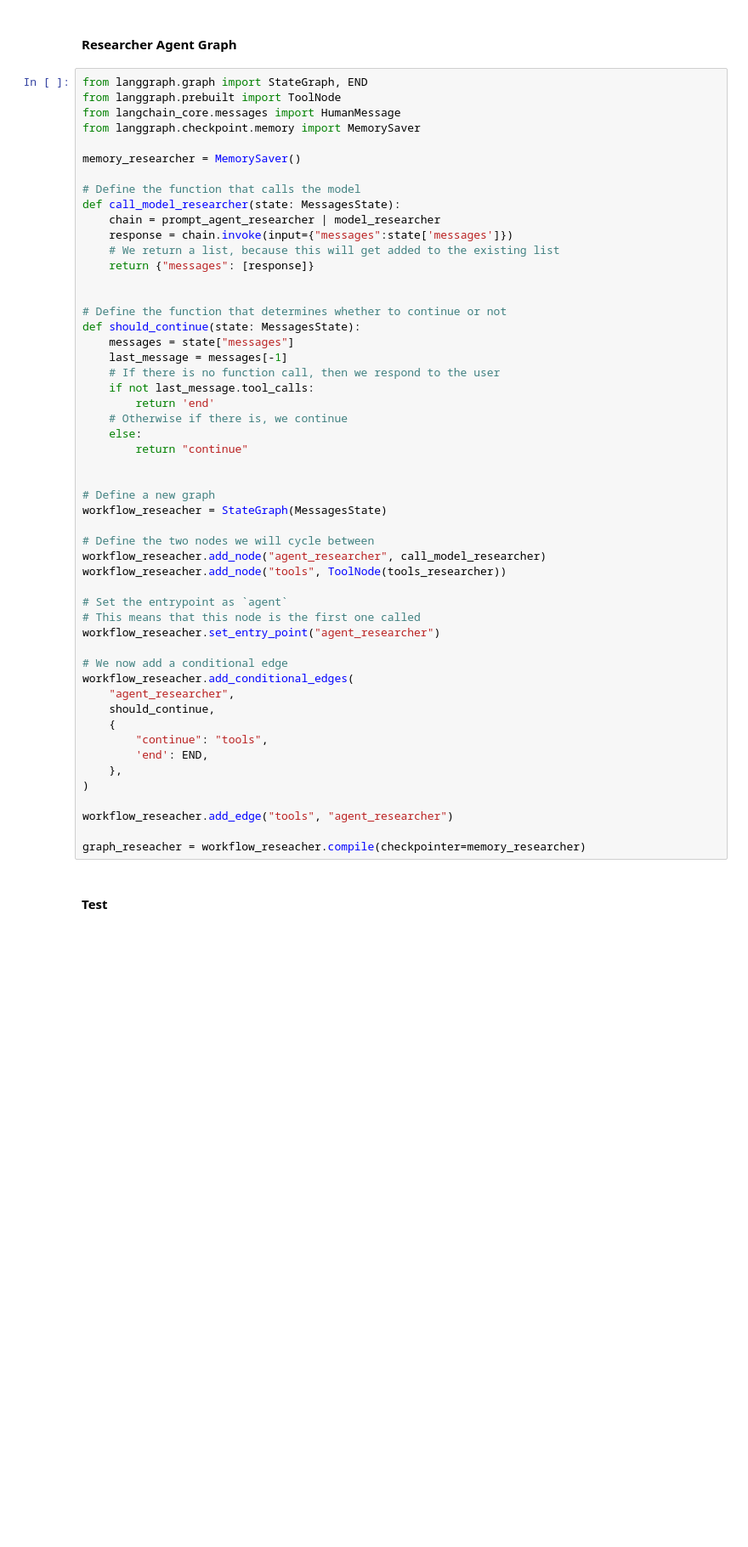
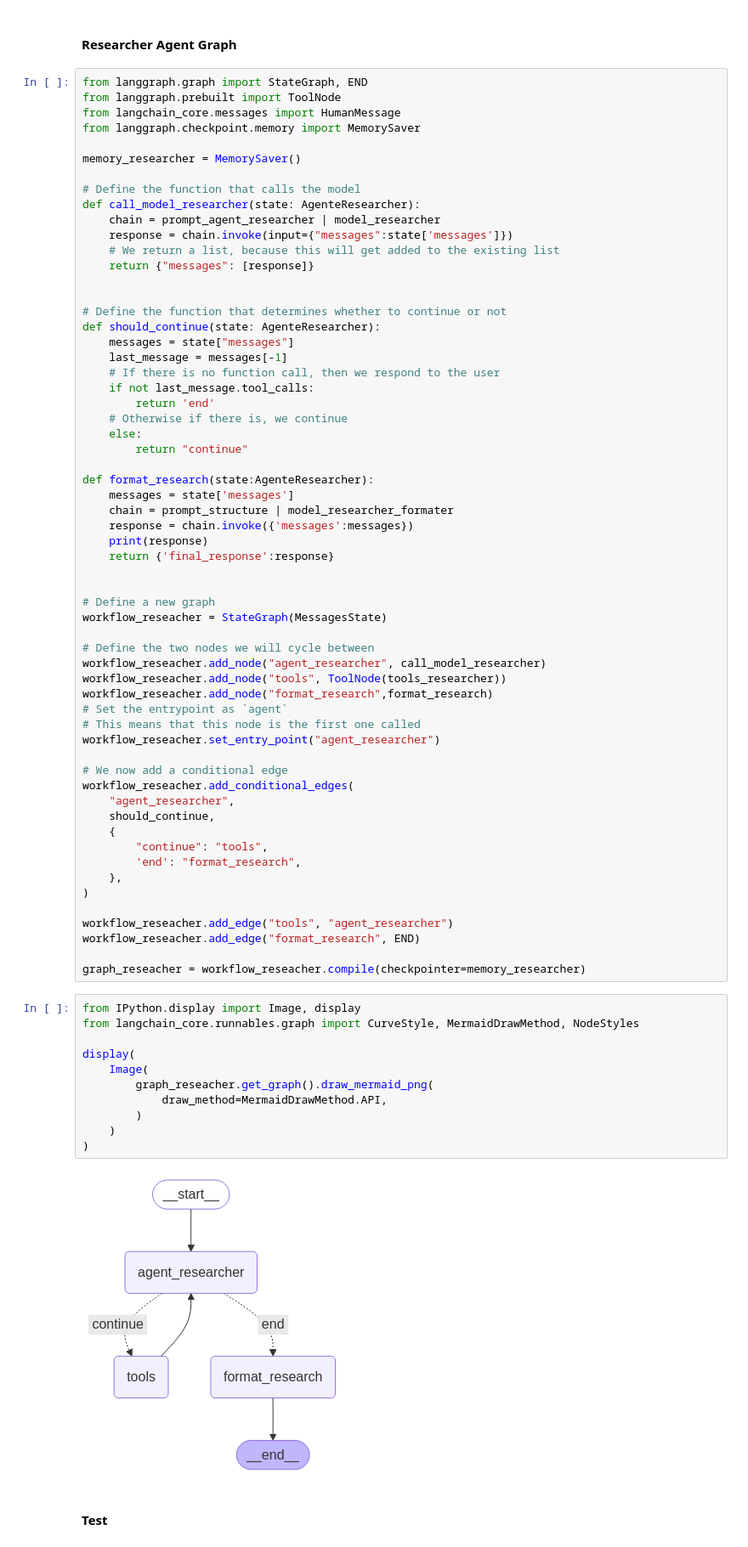
Before and after one commit to micaelleos/SentinelAI, a Jupyter notebook: Multiagente.ipynb, the cells around one changed output. Shown: that part at 85% size. Cells and saved outputs as stored; diff of their text form; blank space fills up the shorter version.

Commit message:
structuring researcher agent output

```diff
--- a/Multiagente.ipynb
+++ b/Multiagente.ipynb
@@ -474,7 +491,7 @@ from langgraph.checkpoint.memory import MemorySaver
 memory_researcher = MemorySaver()
 
 # Define the function that calls the model
-def call_model_researcher(state: MessagesState):
+def call_model_researcher(state: AgenteResearcher):
     chain = prompt_agent_researcher | model_researcher
     response = chain.invoke(input={"messages":state['messages']})
     # We return a list, because this will get added to the existing list
@@ -482,7 +499,7 @@ def call_model_researcher(state: MessagesState):
 
 
 # Define the function that determines whether to continue or not
-def should_continue(state: MessagesState):
+def should_continue(state: AgenteResearcher):
     messages = state["messages"]
     last_message = messages[-1]
     # If there is no function call, then we respond to the user
@@ -492,6 +509,13 @@ def should_continue(state: MessagesState):
     else:
         return "continue"
 
+def format_research(state:AgenteResearcher):
+    messages = state['messages']
+    chain = prompt_structure | model_researcher_formater
+    response = chain.invoke({'messages':messages})
+    print(response)
+    return {'final_response':response}
+
 
 # Define a new graph
 workflow_reseacher = StateGraph(MessagesState)
@@ -499,7 +523,7 @@ workflow_reseacher = StateGraph(MessagesState)
 # Define the two nodes we will cycle between
 workflow_reseacher.add_node("agent_researcher", call_model_researcher)
 workflow_reseacher.add_node("tools", ToolNode(tools_researcher))
-
+workflow_reseacher.add_node("format_research",format_research)
 # Set the entrypoint as `agent`
 # This means that this node is the first one called
 workflow_reseacher.set_entry_point("agent_researcher")
@@ -510,13 +534,27 @@ workflow_reseacher.add_conditional_edges(
     should_continue,
     {
         "continue": "tools",
-        'end': END,
+        'end': "format_research",
     },
 )
 
 workflow_reseacher.add_edge("tools", "agent_researcher")
+workflow_reseacher.add_edge("format_research", END)
 
 graph_reseacher = workflow_reseacher.compile(checkpointer=memory_researcher)
+# %%
+from IPython.display import Image, display
+from langchain_core.runnables.graph import CurveStyle, MermaidDrawMethod, NodeStyles
+
+display(
+    Image(
+        graph_reseacher.get_graph().draw_mermaid_png(
+            draw_method=MermaidDrawMethod.API,
+        )
+    )
+)
+# %% [output]
+[figure, added]
 # %% [markdown]
 #### Test
 # %%
```
Also changed, not shown: parts of 6 cells of this notebook.
